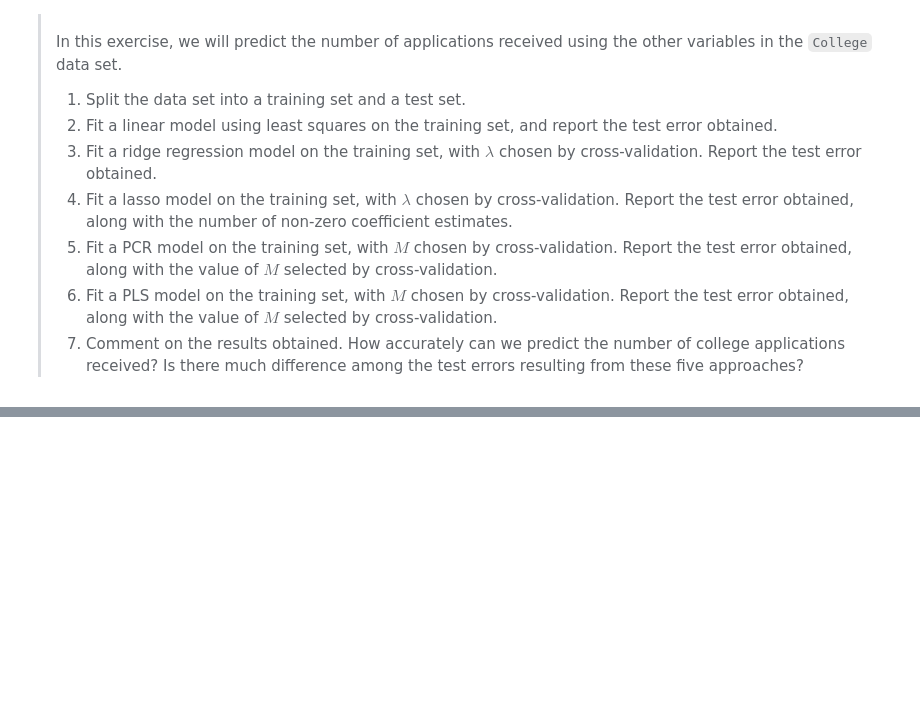
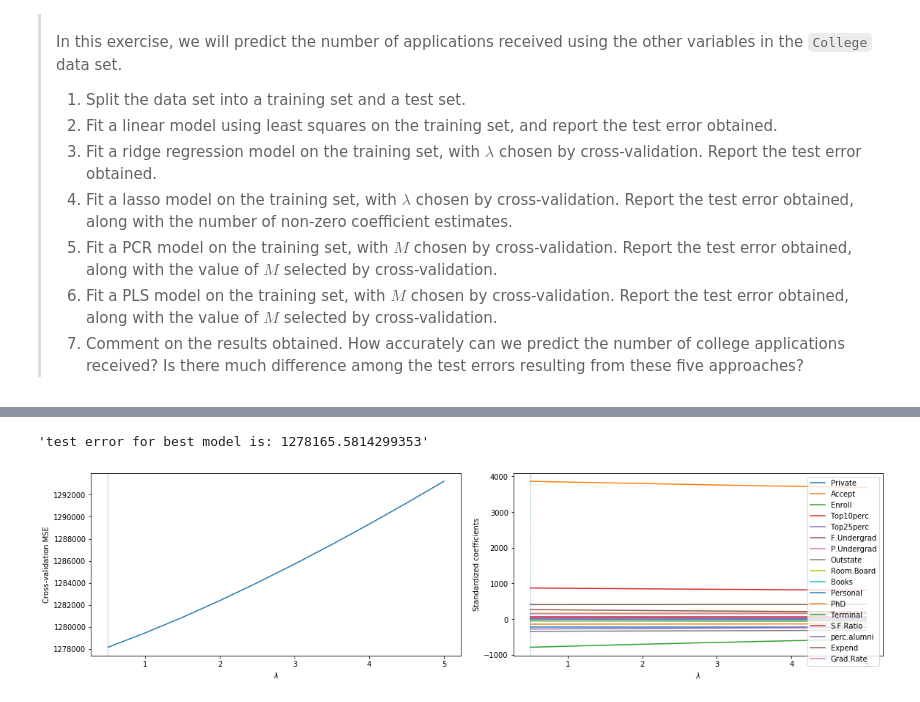
Before and after one commit to HerrBroekman/Python-solutions-for-An-Introduction-to-Statistical-Learning, a Jupyter notebook: Chapter6/Exercise09/6_9.ipynb, the cells around one changed output, grey strips where cells are left out. Saved outputs shown, nothing was run; the diff lists cells and outputs as text; code cells hidden in the pictures; blank space fills up the shorter version.

```diff
--- a/Chapter6/Exercise09/6_9.ipynb
+++ b/Chapter6/Exercise09/6_9.ipynb
@@ -14,0 +37,10 @@
+# %%
+df = pd.read_csv("../../DataSets/College/College.csv")
+assert not any(df['Unnamed: 0'].duplicated()) # check if duplicated in the 'Unnamed: 0' column
+df = df.set_index('Unnamed: 0')
+df.head()
+df['Private'] = np.where(df['Private'] == 'Yes', 1, 0)  # convert categorical variable to quantative variable
+df_Y = df[['Apps']]
+df_X = df.drop('Apps', axis=1)
+df_X_train, df_X_test = train_test_split(df_X, test_size=0.2, random_state=42)
+df_Y_train, df_Y_test = train_test_split(df_Y, test_size=0.2, random_state=42)
@@ -14,0 +60,5 @@
+# %%
+model = LinearRegression()
+_ = model.fit(df_X_train, df_Y_train)
+Y_pred = model.predict(df_X_test)
+mean_squared_error(df_Y_test, Y_pred)
@@ -14,0 +72,63 @@
+# %%
+n, p = df_X.shape
+columns = df_X.columns
+
+loocv = LeaveOneOut() # leave-one-out cross-validation
+stop = 5
+num = 10
+start = stop / num
+lambda_arr = np.linspace(start=start, stop=stop, num=num)
+mse_arr = np.empty(shape=lambda_arr.shape)
+coef_arr = np.zeros(shape=(lambda_arr.shape[0], p))
+for index, lambda_ in enumerate(lambda_arr):
+    MSE = 0
+    for train_index, test_index in loocv.split(df_X):
+        df_X_train, df_X_test = df_X.iloc[train_index], df_X.iloc[test_index]
+        df_Y_train, df_Y_test = df_Y.iloc[train_index], df_Y.iloc[test_index]
+
+        scaler = StandardScaler()
+        X_train = scaler.fit_transform(df_X_train)
+
+        model = Ridge(alpha=lambda_)
+        _ = model.fit(X_train, df_Y_train)
+
+        X_test = scaler.transform(df_X_test)
+        Y_pred = model.predict(X_test)
+        MSE += (df_Y_test.iloc[0, 0] - Y_pred[0])**2
+
+    mse_arr[index] = MSE / n
+
+    scaler = StandardScaler()
+    model = Ridge(alpha=lambda_)
+    _ = model.fit(scaler.fit_transform(df_X), df_Y) # fit with full data set
+    coef_arr[index] = model.coef_
+
+df_ridge_results = pd.DataFrame({
+    'lambda': lambda_arr,
+    'MSE': mse_arr,
+})
+lambda_min_mse = df_ridge_results.loc[df_ridge_results['MSE'].idxmin()].loc['lambda']
+
+df_coef = pd.DataFrame(coef_arr, columns=columns)
+
+numberOfSubplots = 2
+fig, [ax1, ax2] = plt.subplots(1, numberOfSubplots, constrained_layout=True, figsize=(8*numberOfSubplots, 4))
+
+_ = df_ridge_results.plot(x='lambda', y='MSE', ax=ax1, legend=None)
+_ = ax1.axvline(x=lambda_min_mse, linestyle='dashed', linewidth=0.5)
+_ = ax1.set_ylabel('Cross-validation MSE')
+_ = ax1.set_xlabel(r'$\lambda$')
+
+for column in columns:
+    _ = ax2.plot(df_ridge_results['lambda'], df_coef[column], label=column)
+    _ = ax2.set_ylabel('Standardized coefficients')
+    _ = ax2.set_xlabel(r'$\lambda$')
+
+_ = ax2.axvline(x=lambda_min_mse, linestyle='dashed', linewidth=0.5)
+_ = ax2.legend(loc='upper right')
+_ = ax1.set_xlim(ax2.get_xlim())
+
+f"test error for best model is: {df_ridge_results[df_ridge_results['lambda'] == lambda_min_mse]['MSE'].iloc[0]}"
+# %% [output]
+'test error for best model is: 1278165.5814299353'
+[figure, added]
```
Also changed, not shown: parts of 9 cells of this notebook, 1 other file.
